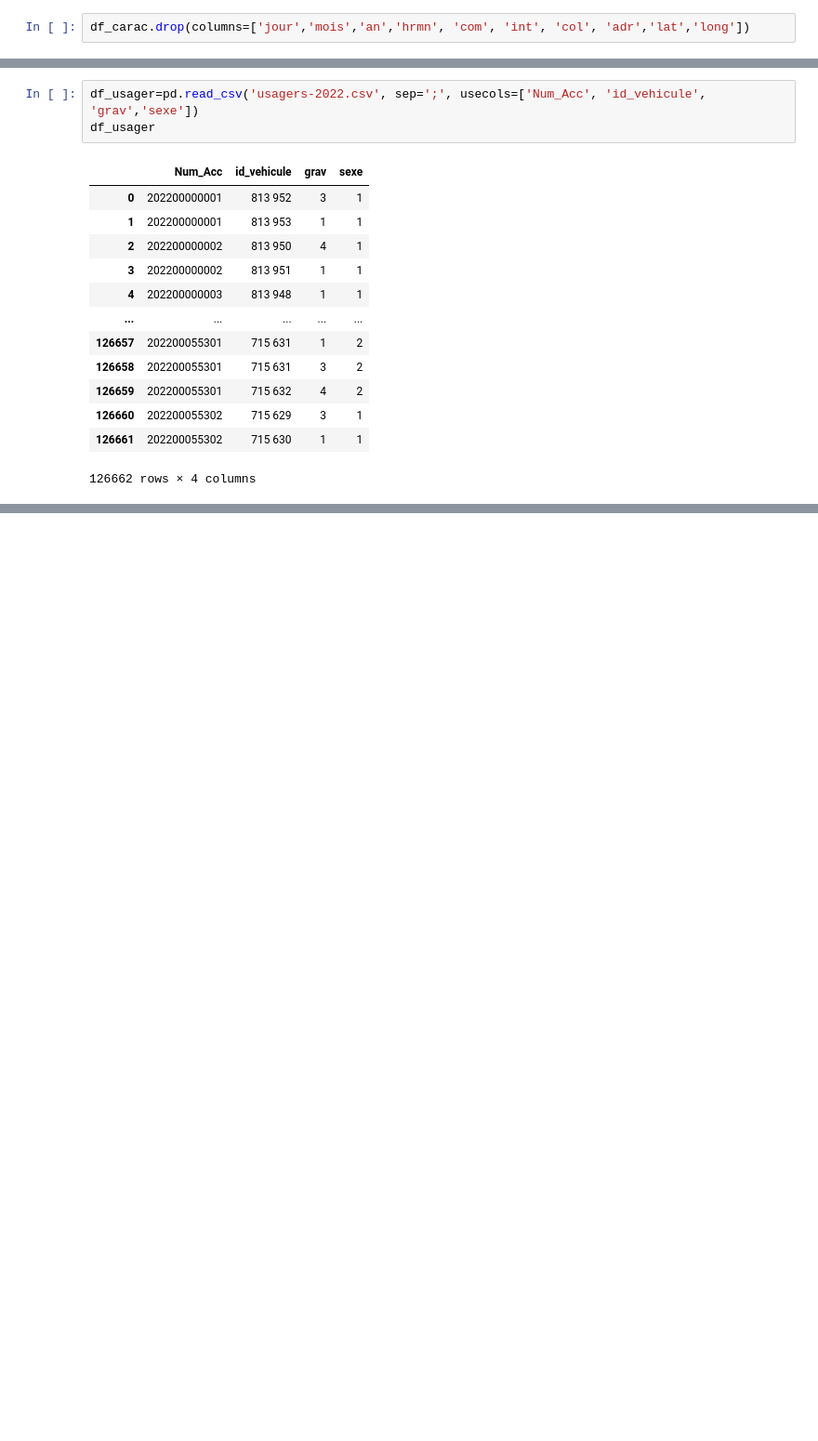
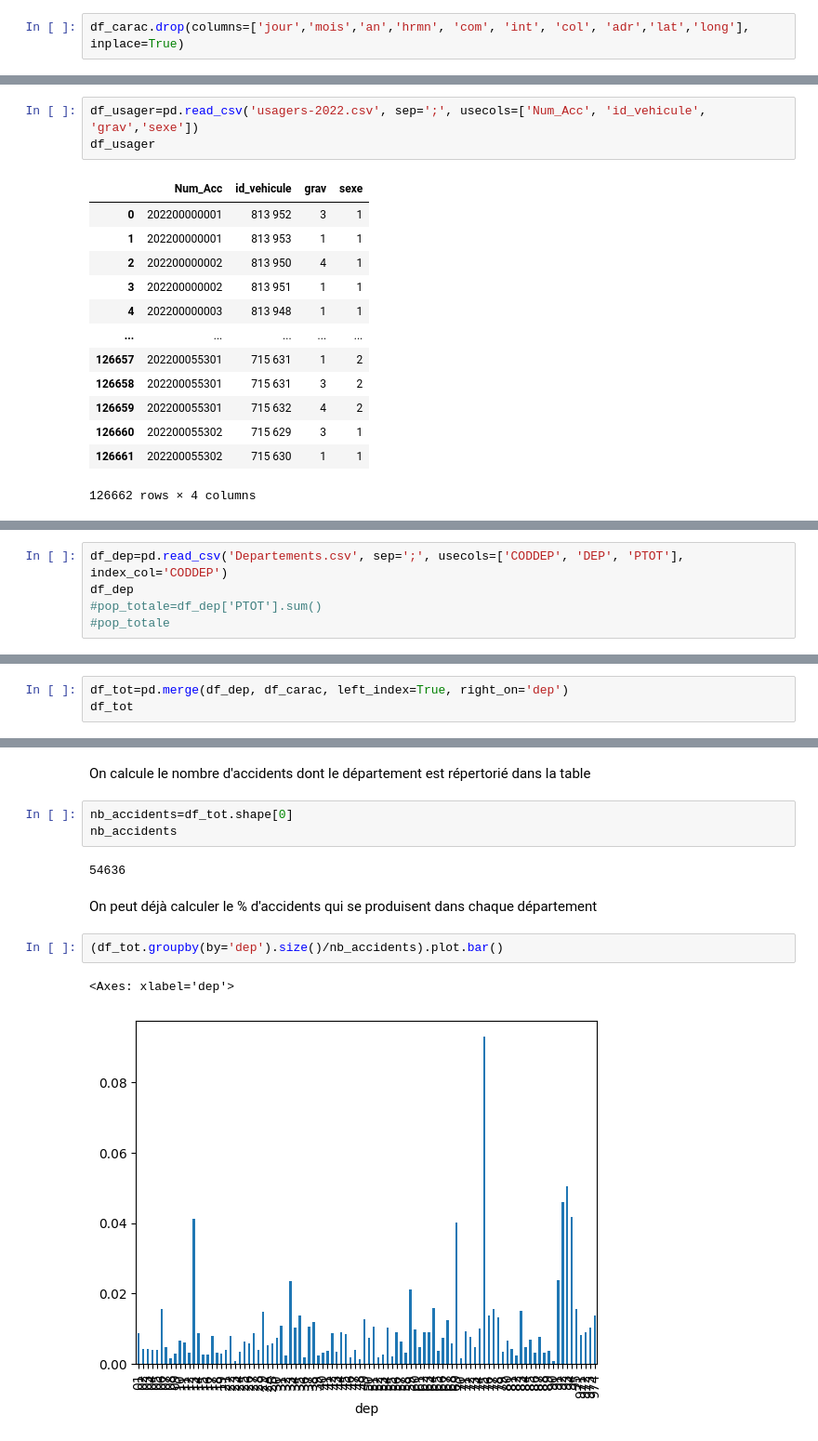
Before and after one commit to leclercrafael/Tp_info_accidents, a Jupyter notebook: notebook/Notebook carac.ipynb, the cells around one changed output, grey strips where cells are left out. Shown: that part at 93% size. Saved outputs shown, nothing was run; the diff lists cells and outputs as text; blank space fills up the shorter version.

Commit message:
Carac : %pop-accidents

```diff
--- a/notebook/Notebook carac.ipynb
+++ b/notebook/Notebook carac.ipynb
@@ -60,4 +60,4 @@ Désormais on peut constater que certains colonnes ne sont pas d'une grande util
 # %% [markdown]
 Conclusion : on va donc supprimer ces colonnes
 # %%
-df_carac.drop(columns=['jour','mois','an','hrmn', 'com', 'int', 'col', 'adr','lat','long'])
+df_carac.drop(columns=['jour','mois','an','hrmn', 'com', 'int', 'col', 'adr','lat','long'], inplace=True)
@@ -148,0 +139,5 @@ df_usager
+# %%
+df_dep=pd.read_csv('Departements.csv', sep=';', usecols=['CODDEP', 'DEP', 'PTOT'], index_col='CODDEP')
+df_dep
+#pop_totale=df_dep['PTOT'].sum()
+#pop_totale
@@ -148,0 +164,3 @@ df_usager
+# %%
+df_tot=pd.merge(df_dep, df_carac, left_index=True, right_on='dep')
+df_tot
@@ -148,0 +181,14 @@ df_usager
+# %% [markdown]
+On calcule le nombre d'accidents dont le département est répertorié dans la table
+# %%
+nb_accidents=df_tot.shape[0]
+nb_accidents
+# %% [output]
+54636
+# %% [markdown]
+On peut déjà calculer le % d'accidents qui se produisent dans chaque département
+# %%
+(df_tot.groupby(by='dep').size()/nb_accidents).plot.bar()
+# %% [output]
+<Axes: xlabel='dep'>
+[figure, added]
```
Also changed, not shown: parts of 11 cells of this notebook, 6 other files.
